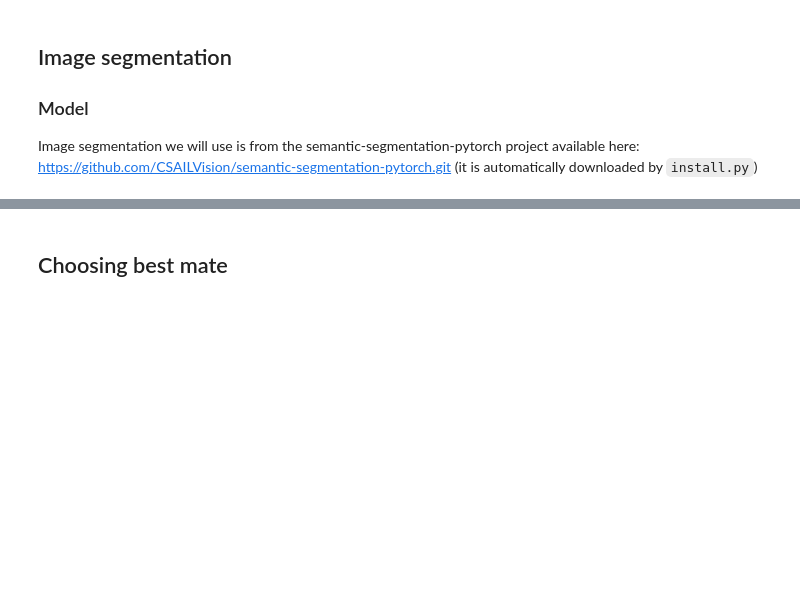
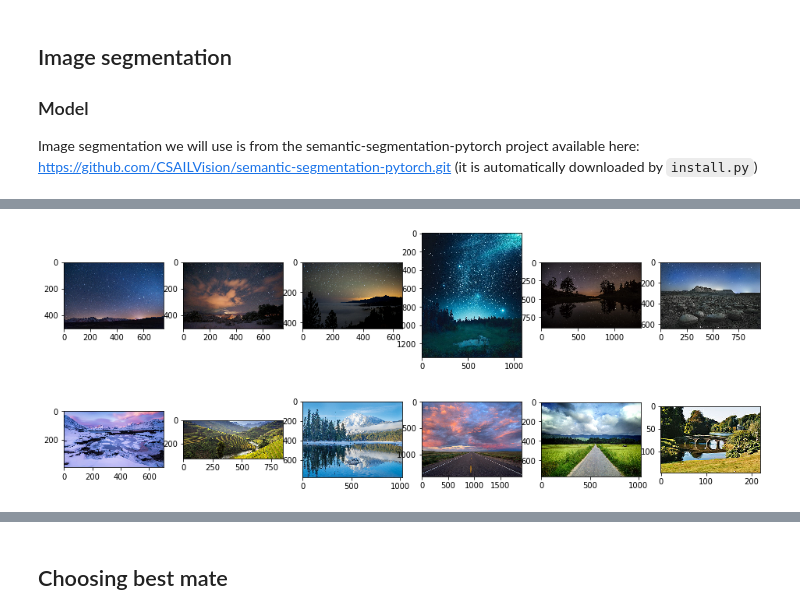
Before and after one commit to NicolasZucchet/Photorealistic-Style-Transfer, a Jupyter notebook: new-pipeline.ipynb, the cells around one changed output, grey strips where cells are left out. Drawn from its saved outputs; the diff is of its cells as text; code cells hidden in the pictures; blank space fills up the shorter version.

```diff
--- a/new-pipeline.ipynb
+++ b/new-pipeline.ipynb
@@ -32,3 +25,0 @@ download_image('http://4everstatic.com/images/dessins/digital-art/paysage-de-nui
-# %%
-img=mpimg.imread(images_path + "/landscape2.jpg")
-plt.imshow(img)
@@ -34,0 +33,20 @@ plt.imshow(img)
+# %%
+def plot_small(d,images):
+    fig=plt.figure(figsize=(16, 8))
+    columns = 6
+    rows = len(images)//columns
+    for i in range(0, len(images)):
+        img = mpimg.imread(d + "/" + images[i])
+        fig.add_subplot(rows, columns, i+1)
+        plt.imshow(img)
+    plt.show()
+# %%
+nightlandscapes = ["landscapenight{}.jpg".format(i) for i in range(4,10)]
+plot_small(images_path,nightlandscapes)
+# %% [output]
+[figure, added]
+# %%
+landscapes = ['landscape{}.jpg'.format(i) for i in range(10,16)]
+plot_small(images_path,landscapes)
+# %% [output]
+[figure, added]
```
Also changed, not shown: parts of 32 cells of this notebook.
